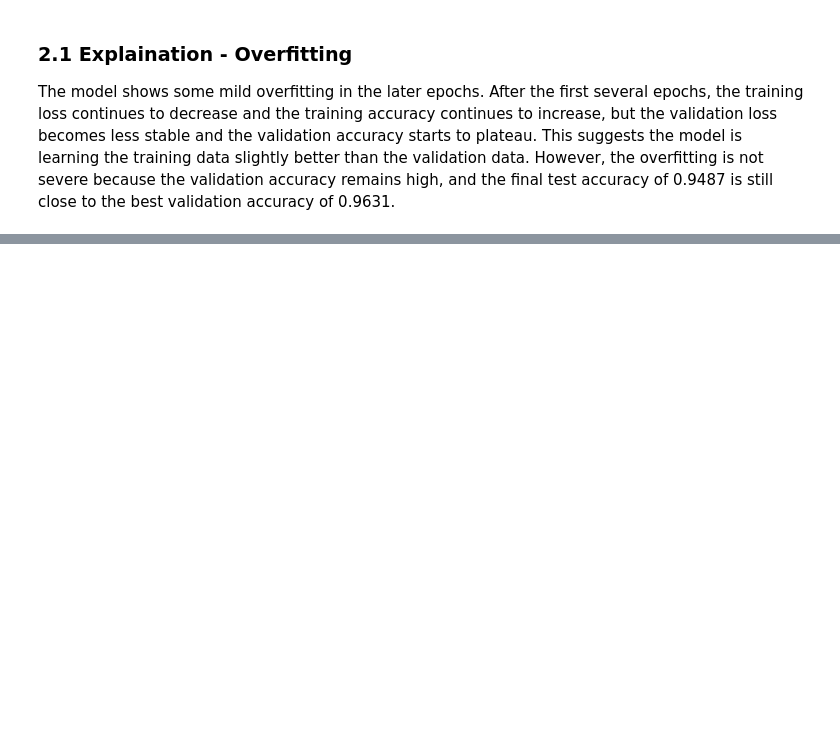
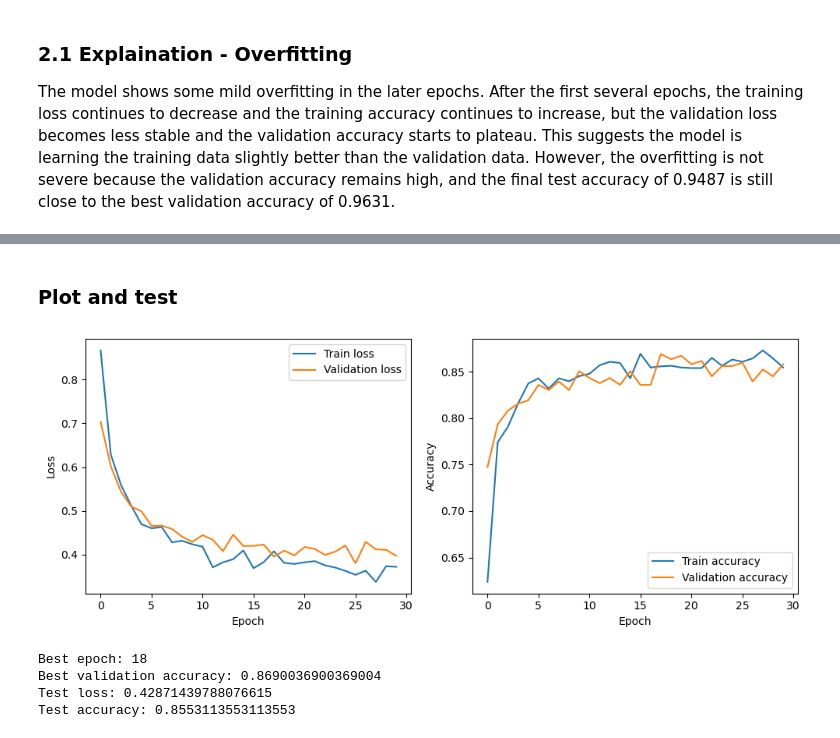
Before and after one commit to Rassoh/AI_RPS_project, a Jupyter notebook: notebook.ipynb, the cells around one changed output, grey strips where cells are left out. Drawn from its saved outputs; the diff is of its cells as text; code cells hidden in the pictures; blank space fills up the shorter version.

```diff
--- a/notebook.ipynb
+++ b/notebook.ipynb
@@ -441,0 +444,9 @@ The model shows some mild overfitting in the later epochs. After the first sever
+# %%
+
+## Imports
+from torchvision import models, transforms
+
+imagenet_normalise = transforms.Normalize(
+    mean=[0.485, 0.456, 0.406],
+    std=[0.229, 0.224, 0.225]
+)
@@ -441,0 +498,16 @@ The model shows some mild overfitting in the later epochs. After the first sever
+# %%
+mobilenet = models.mobilenet_v2(weights=models.MobileNet_V2_Weights.DEFAULT)
+# %%
+## Freeze the model
+for param in mobilenet.parameters():
+    param.requires_grad = False
+
+mobilenet.classifier[1] = nn.Linear(
+    mobilenet.classifier[1].in_features,
+    len(CLASS_NAMES)
+)
+
+mobilenet = mobilenet.to(device)
+
+loss_fn = nn.CrossEntropyLoss()
+optimizer = Adam(mobilenet.classifier.parameters())
@@ -441,0 +589,38 @@ The model shows some mild overfitting in the later epochs. After the first sever
+# %% [markdown]
+### Plot and test
+# %%
+plt.figure(figsize=(10, 4))
+
+plt.subplot(1, 2, 1)
+plt.plot(train_losses_pre, label="Train loss")
+plt.plot(val_losses_pre, label="Validation loss")
+plt.xlabel("Epoch")
+plt.ylabel("Loss")
+plt.legend()
+
+plt.subplot(1, 2, 2)
+plt.plot(train_accuracies_pre, label="Train accuracy")
+plt.plot(val_accuracies_pre, label="Validation accuracy")
+plt.xlabel("Epoch")
+plt.ylabel("Accuracy")
+plt.legend()
+
+plt.tight_layout()
+plt.show()
+# %% [output]
+[figure, added]
+# %%
+model = mobilenet
+model.load_state_dict(torch.load("best_mobilenet.pth"))
+
+test_loss_pre, test_accuracy_pre = evaluate(test_loader_pre, model, loss_fn)
+
+print("Best epoch:", best_epoch_pre)
+print("Best validation accuracy:", best_val_accuracy_pre)
+print("Test loss:", test_loss_pre)
+print("Test accuracy:", test_accuracy_pre)
+# %% [output]
+Best epoch: 18
+Best validation accuracy: 0.8690036900369004
+Test loss: 0.42871439788076615
+Test accuracy: 0.8553113553113553
```
Also changed, not shown: parts of 11 cells of this notebook, 2 other files.
